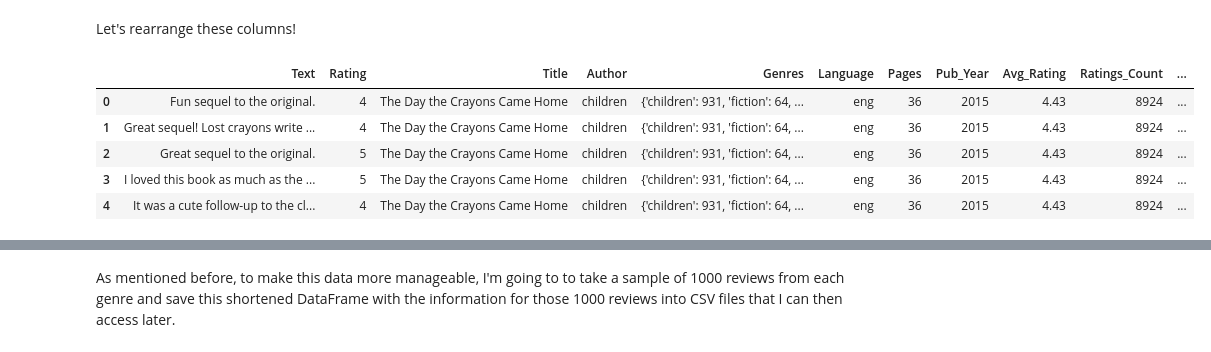
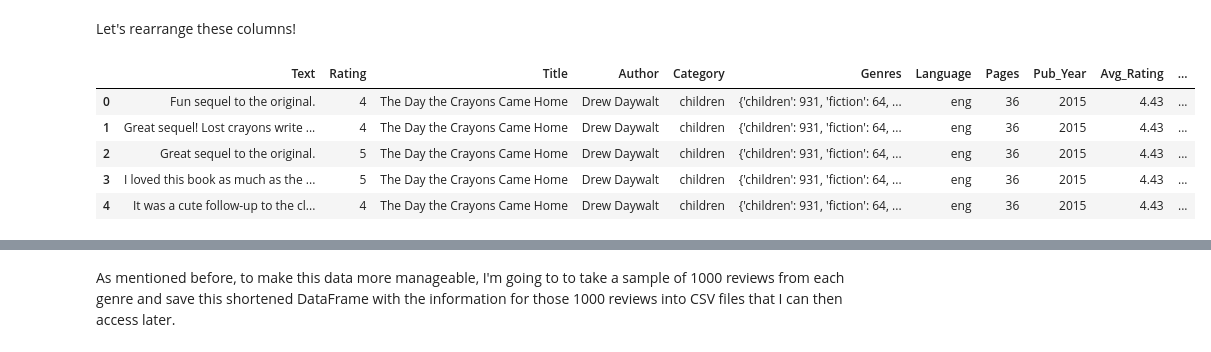
Before and after one commit to Data-Science-for-Linguists-2023/Goodreads-Genre-Reviews-Analysis, a Jupyter notebook: Data_Exploration.ipynb, the cells around one changed output, grey strips where cells are left out. Drawn from its saved outputs; the diff is of its cells as text; code cells hidden in the pictures.

```diff
--- a/Data_Exploration.ipynb
+++ b/Data_Exploration.ipynb
@@ -494,8 +495,8 @@ Index(['user_id', 'book_id', 'review_id', 'rating', 'review_text',
        'title_without_series', 'genres', 'Genre_Tag', 'author_id', 'name'],
       dtype='object')
 # %%
-children_short = children_df[['user_id', 'rating', 'review_text', 'language_code', 'average_rating', 'num_pages', 'publication_year', 'ratings_count', 'title', 'genres', 'Genre_Tag']]
-children_short.columns = ['User_ID', 'Rating', 'Text', 'Language', 'Avg_Rating', 'Pages', 'Pub_Year', 'Ratings_Count', 'Title', 'Genres', 'Author']
+children_short = children_df[['user_id', 'rating', 'review_text', 'language_code', 'average_rating', 'num_pages', 'publication_year', 'ratings_count', 'title', 'genres', 'Genre_Tag', 'name']]
+children_short.columns = ['User_ID', 'Rating', 'Text', 'Language', 'Avg_Rating', 'Pages', 'Pub_Year', 'Ratings_Count', 'Title', 'Genres', 'Category', 'Author']
 # %%
 children_short.head()
 # %% [output]
@@ -517,15 +518,15 @@ children_short.tail()
 # %% [markdown]
 Let's rearrange these columns!
 # %%
-children_short = children_short[[ 'Text', 'Rating', 'Title', 'Author', 'Genres', 'Language', 'Pages', 'Pub_Year', 'Avg_Rating', 'Ratings_Count', 'User_ID']]
+children_short = children_short[[ 'Text', 'Rating', 'Title', 'Author', 'Category', 'Genres', 'Language', 'Pages', 'Pub_Year', 'Avg_Rating', 'Ratings_Count', 'User_ID']]
 children_short.head()
 # %% [output]
-|  | Text | Rating | Title | Author | Genres | Language | Pages | Pub_Year | Avg_Rating | Ratings_Count | ... |
-| 0 | Fun sequel to the original. | 4 | The Day the Crayons Came Home | children | {'children': 931, 'fiction': 64, ... | eng | 36 | 2015 | 4.43 | 8924 | ... |
-| 1 | Great sequel! Lost crayons write ... | 4 | The Day the Crayons Came Home | children | {'children': 931, 'fiction': 64, ... | eng | 36 | 2015 | 4.43 | 8924 | ... |
-| 2 | Great sequel to the original. | 5 | The Day the Crayons Came Home | children | {'children': 931, 'fiction': 64, ... | eng | 36 | 2015 | 4.43 | 8924 | ... |
-| 3 | I loved this book as much as the ... | 5 | The Day the Crayons Came Home | children | {'children': 931, 'fiction': 64, ... | eng | 36 | 2015 | 4.43 | 8924 | ... |
-| 4 | It was a cute follow-up to the cl... | 4 | The Day the Crayons Came Home | children | {'children': 931, 'fiction': 64, ... | eng | 36 | 2015 | 4.43 | 8924 | ... |
+|  | Text | Rating | Title | Author | Category | Genres | Language | Pages | Pub_Year | Avg_Rating | ... |
+| 0 | Fun sequel to the original. | 4 | The Day the Crayons Came Home | Drew Daywalt | children | {'children': 931, 'fiction': 64, ... | eng | 36 | 2015 | 4.43 | ... |
+| 1 | Great sequel! Lost crayons write ... | 4 | The Day the Crayons Came Home | Drew Daywalt | children | {'children': 931, 'fiction': 64, ... | eng | 36 | 2015 | 4.43 | ... |
+| 2 | Great sequel to the original. | 5 | The Day the Crayons Came Home | Drew Daywalt | children | {'children': 931, 'fiction': 64, ... | eng | 36 | 2015 | 4.43 | ... |
+| 3 | I loved this book as much as the ... | 5 | The Day the Crayons Came Home | Drew Daywalt | children | {'children': 931, 'fiction': 64, ... | eng | 36 | 2015 | 4.43 | ... |
+| 4 | It was a cute follow-up to the cl... | 4 | The Day the Crayons Came Home | Drew Daywalt | children | {'children': 931, 'fiction': 64, ... | eng | 36 | 2015 | 4.43 | ... |
 # %%
 children_short.tail()
 # %% [output]
```
Also changed, not shown: parts of 32 cells of this notebook.
